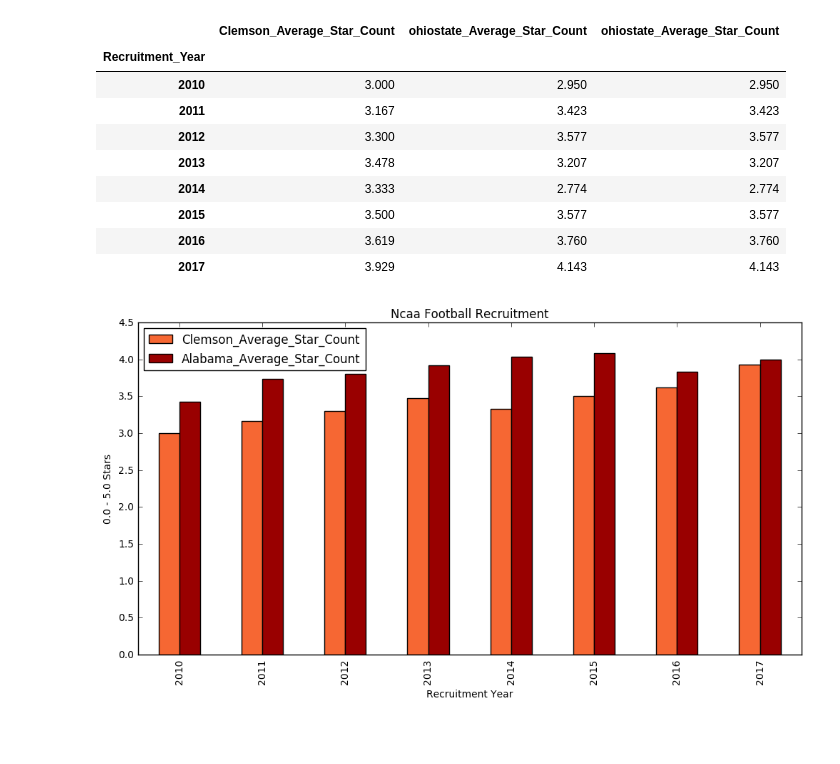
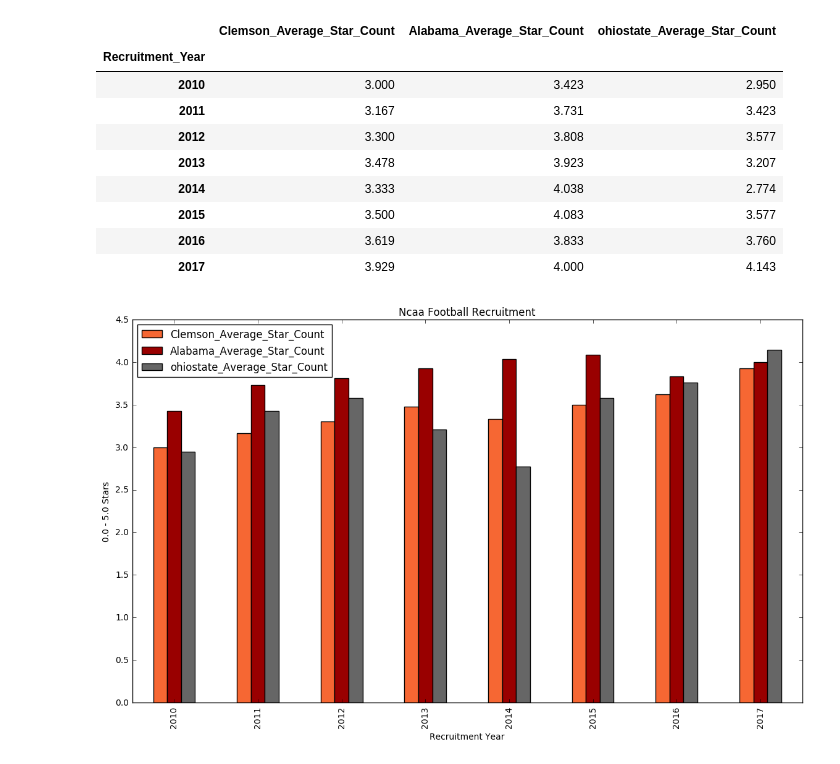
Before and after one commit to jallen2/Football_Recruit, a Jupyter notebook: Football_Recruit_Data.ipynb, the cells around one changed output. Drawn from its saved outputs; the diff is of its cells as text; code cells hidden in the pictures; blank space fills up the shorter version.

Commit message:
Added a graph comparing Clemson, Alabama, and Ohio State's average stars count.

```diff
--- a/Football_Recruit_Data.ipynb
+++ b/Football_Recruit_Data.ipynb
@@ -147,25 +147,26 @@ OH_DataFrame = pd.DataFrame(ohiostateDict)
 CU_DataFrame.set_index("Recruitment_Year", inplace = True)
 AL_DataFrame.set_index("Recruitment_Year", inplace = True)
 OH_DataFrame.set_index("Recruitment_Year", inplace = True)
-CuVsAlVs = pd.concat([CU_DataFrame,AL_DataFrame],axis=1)
+CuVsAl = pd.concat([CU_DataFrame,AL_DataFrame],axis=1)
+CuVsAlVsOh = pd.concat([CuVsAl,OH_DataFrame],axis=1)
 # %%
 CuVsAlVsOh
 # %% [output]
-|  | Clemson_Average_Star_Count | ohiostate_Average_Star_Count | ohiostate_Average_Star_Count |
+|  | Clemson_Average_Star_Count | Alabama_Average_Star_Count | ohiostate_Average_Star_Count |
 | Recruitment_Year |  |  |  |
-| 2010 | 3.000 | 2.950 | 2.950 |
-| 2011 | 3.167 | 3.423 | 3.423 |
-| 2012 | 3.300 | 3.577 | 3.577 |
-| 2013 | 3.478 | 3.207 | 3.207 |
-| 2014 | 3.333 | 2.774 | 2.774 |
-| 2015 | 3.500 | 3.577 | 3.577 |
-| 2016 | 3.619 | 3.760 | 3.760 |
-| 2017 | 3.929 | 4.143 | 4.143 |
+| 2010 | 3.000 | 3.423 | 2.950 |
+| 2011 | 3.167 | 3.731 | 3.423 |
+| 2012 | 3.300 | 3.808 | 3.577 |
+| 2013 | 3.478 | 3.923 | 3.207 |
+| 2014 | 3.333 | 4.038 | 2.774 |
+| 2015 | 3.500 | 4.083 | 3.577 |
+| 2016 | 3.619 | 3.833 | 3.760 |
+| 2017 | 3.929 | 4.000 | 4.143 |
 # %%
-ncaa_plot = CuVsAl.plot.bar(figsize = (12,6),color=['#F66733','#990000','#666666'],legend=True)
+ncaa_plot = CuVsAlVsOh.plot.bar(figsize = (14,8),color=['#F66733','#990000','#666666'],legend=True)
 ncaa_plot.set_title('Ncaa Football Recruitment')
 ncaa_plot.set_ylabel('0.0 - 5.0 Stars')
 ncaa_plot.set_xlabel('Recruitment Year')
 plt.show()
 # %% [output]
-[figure, old version]
+[figure, new version]
```
Also changed, not shown: parts of 3 cells of this notebook.
